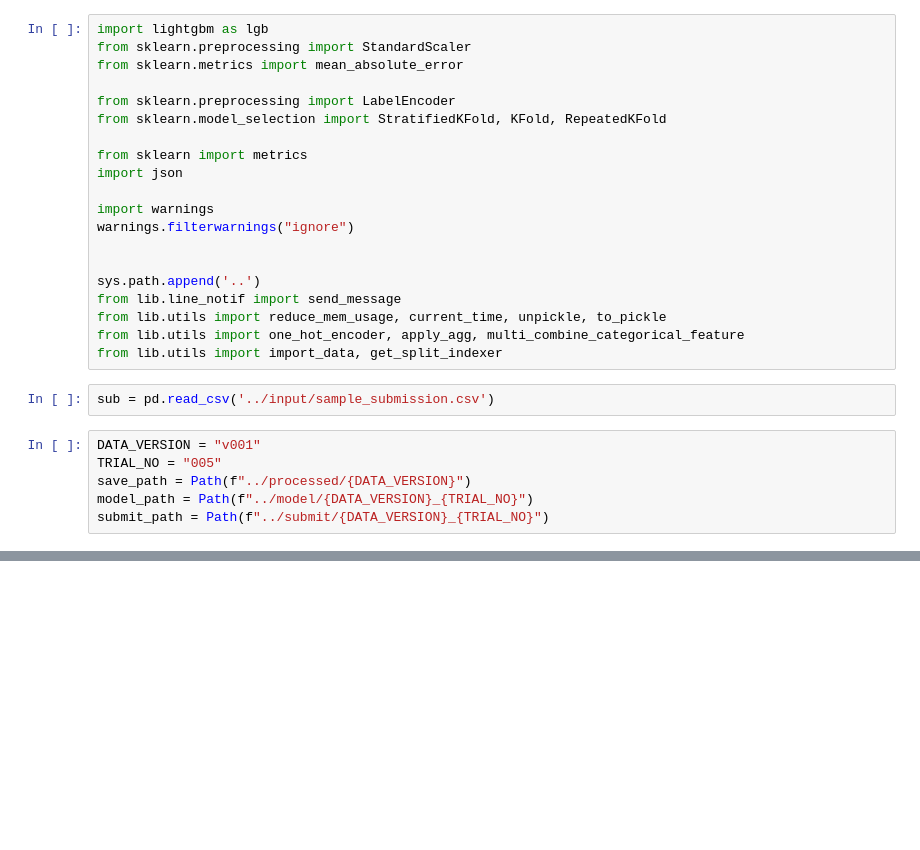
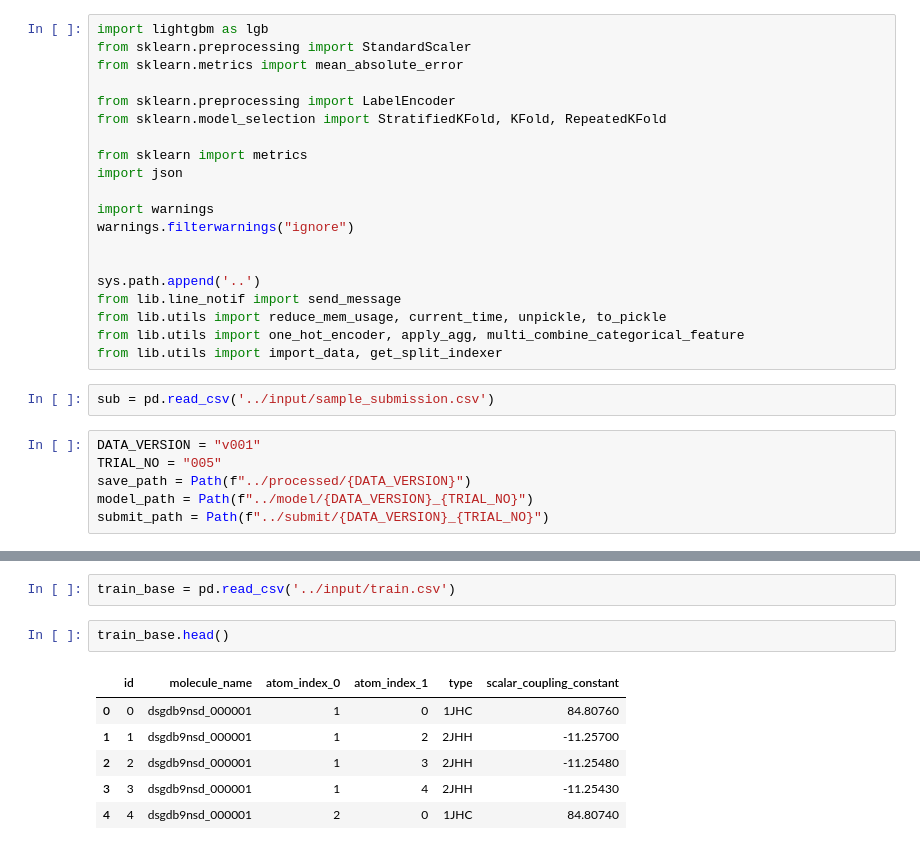
Before and after one commit to matsuken92/molecular, a Jupyter notebook: notebook/predict_v001_005.ipynb, the cells around one changed output, grey strips where cells are left out. Saved outputs shown, nothing was run; the diff lists cells and outputs as text; blank space fills up the shorter version.

```diff
--- a/notebook/predict_v001_005.ipynb
+++ b/notebook/predict_v001_005.ipynb
@@ -144,0 +243,11 @@ mol_type: 1
+# %%
+train_base = pd.read_csv('../input/train.csv')
+# %%
+train_base.head()
+# %% [output]
+|  | id | molecule_name | atom_index_0 | atom_index_1 | type | scalar_coupling_constant |
+| 0 | 0 | dsgdb9nsd_000001 | 1 | 0 | 1JHC | 84.80760 |
+| 1 | 1 | dsgdb9nsd_000001 | 1 | 2 | 2JHH | -11.25700 |
+| 2 | 2 | dsgdb9nsd_000001 | 1 | 3 | 2JHH | -11.25480 |
+| 3 | 3 | dsgdb9nsd_000001 | 1 | 4 | 2JHH | -11.25430 |
+| 4 | 4 | dsgdb9nsd_000001 | 2 | 0 | 1JHC | 84.80740 |
```
Also changed, not shown: parts of 17 cells of this notebook, 16 other files.
